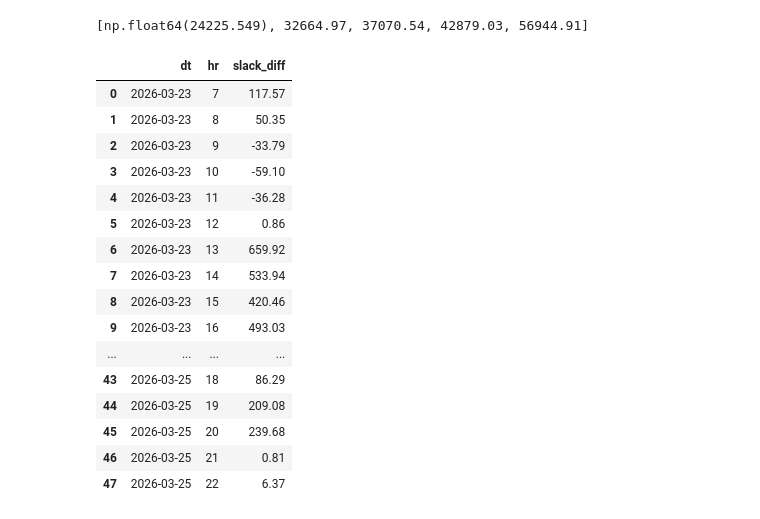
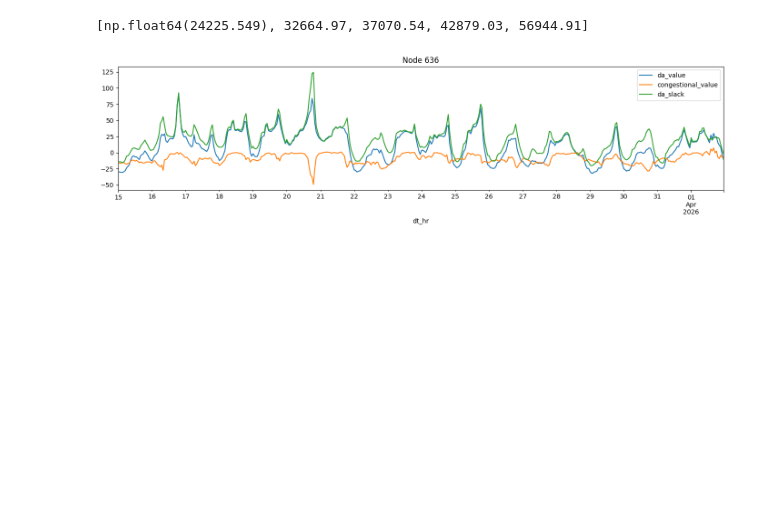
Before and after one commit to qingcheng-rgb/Qingcheng, a Jupyter notebook: QCTest/virtual_bid_simulation.ipynb, the cells around one changed output. Cells and saved outputs as stored; diff of their text form; code cells hidden in the pictures; blank space fills up the shorter version.

```diff
--- a/QCTest/virtual_bid_simulation.ipynb
+++ b/QCTest/virtual_bid_simulation.ipynb
@@ -1428,23 +1429,40 @@ df_temporary['lwg_bucket'] = pd.cut(df_temporary['lwg'], bins=bins, labels=[0, 1
 df_temporary=df_temporary[['dt','hr','lwg','lwg_bucket']]
 # %% [output]
 [np.float64(24225.549), 32664.97, 37070.54, 42879.03, 56944.91]
-# %%
-df_price[(df_price['dt'].isin(['2026-03-23','2026-03-24','2026-03-25'])) & (df_price['hr']>=7) & (df_price['hr']<=22) & (df_price['node_num']==636)].groupby(['dt','hr']).slack_diff.mean().reset_index()
-# %% [output]
-|  | dt | hr | slack_diff |
-| 0 | 2026-03-23 | 7 | 117.57 |
-| 1 | 2026-03-23 | 8 | 50.35 |
-| 2 | 2026-03-23 | 9 | -33.79 |
-| 3 | 2026-03-23 | 10 | -59.10 |
-| 4 | 2026-03-23 | 11 | -36.28 |
-| 5 | 2026-03-23 | 12 | 0.86 |
-| 6 | 2026-03-23 | 13 | 659.92 |
-| 7 | 2026-03-23 | 14 | 533.94 |
-| 8 | 2026-03-23 | 15 | 420.46 |
-| 9 | 2026-03-23 | 16 | 493.03 |
-| ... | ... | ... | ... |
-| 43 | 2026-03-25 | 18 | 86.29 |
-| 44 | 2026-03-25 | 19 | 209.08 |
-| 45 | 2026-03-25 | 20 | 239.68 |
-| 46 | 2026-03-25 | 21 | 0.81 |
-| 47 | 2026-03-25 | 22 | 6.37 |
+# %%
+from nighthawk.data.network import node
+import matplotlib.pyplot as plt
+
+new_data = sql_functions.download_df_from_sql_db(
+    "select dt,hr, node_num,da_value,congestional_value,da_value-congestional_value-marginalloss_value as da_slack "
+    "from spp_temp.settlement_location_da_hourly_mte "
+    "where dt = '2026-04-01' and node_num= 636 ")
+node = node.Node([636],'SPP')
+node_info= node.get_price('2026-03-15', '2026-03-31',  ['LMP','MCC','Slack'], ['DA'],
+                  'hourly')
+node_info2=node_info.rename(columns={"da_total":'da_value','da_congestion':'congestional_value'})
+df_plot=pd.concat([node_info2,new_data])
+
+df_plot['dt_hr'] = pd.to_datetime(df_plot['dt']) + pd.to_timedelta(df_plot['hr']-1, unit='h')
+df_plot.set_index('dt_hr')[['da_value', 'congestional_value', 'da_slack']].plot(figsize=(14,4), title='Node 636')
+plt.tight_layout()
+plt.show()
+
+node = node.Node([636],'SPP')
+node_info= node.get_price('2026-03-15', '2026-04-01',  ['LMP','MCC','Slack'], ['DA'],
+                  'hourly')
+df_plot2=node_info.rename(columns={"da_total":'da_value','da_congestion':'congestional_value'})
+
+df_plot2['dt_hr'] = pd.to_datetime(df_plot2['dt']) + pd.to_timedelta(df_plot2['hr']-1, unit='h')
+df_plot2.set_index('dt_hr')[['da_value', 'congestional_value', 'da_slack']].plot(figsize=(14,4), title='Node 636')
+plt.tight_layout()
+plt.show()
+
+fig, ax = plt.subplots(figsize=(14, 4))
+df_plot[df_plot['dt'].astype(str)=='2026-04-01'].reset_index(drop=True)['da_value'].plot(ax=ax, label='mte', color='tomato')
+df_plot2[df_plot2['dt'].astype(str)=='2026-04-01'].reset_index(drop=True)['da_value'].plot(ax=ax, label='ftp', color='steelblue')
+ax.legend()
+ax.grid(True)
+plt.show()
+# %% [output]
+[figure, added]
```
Also changed, not shown: parts of 4 cells of this notebook, 1 other file.
